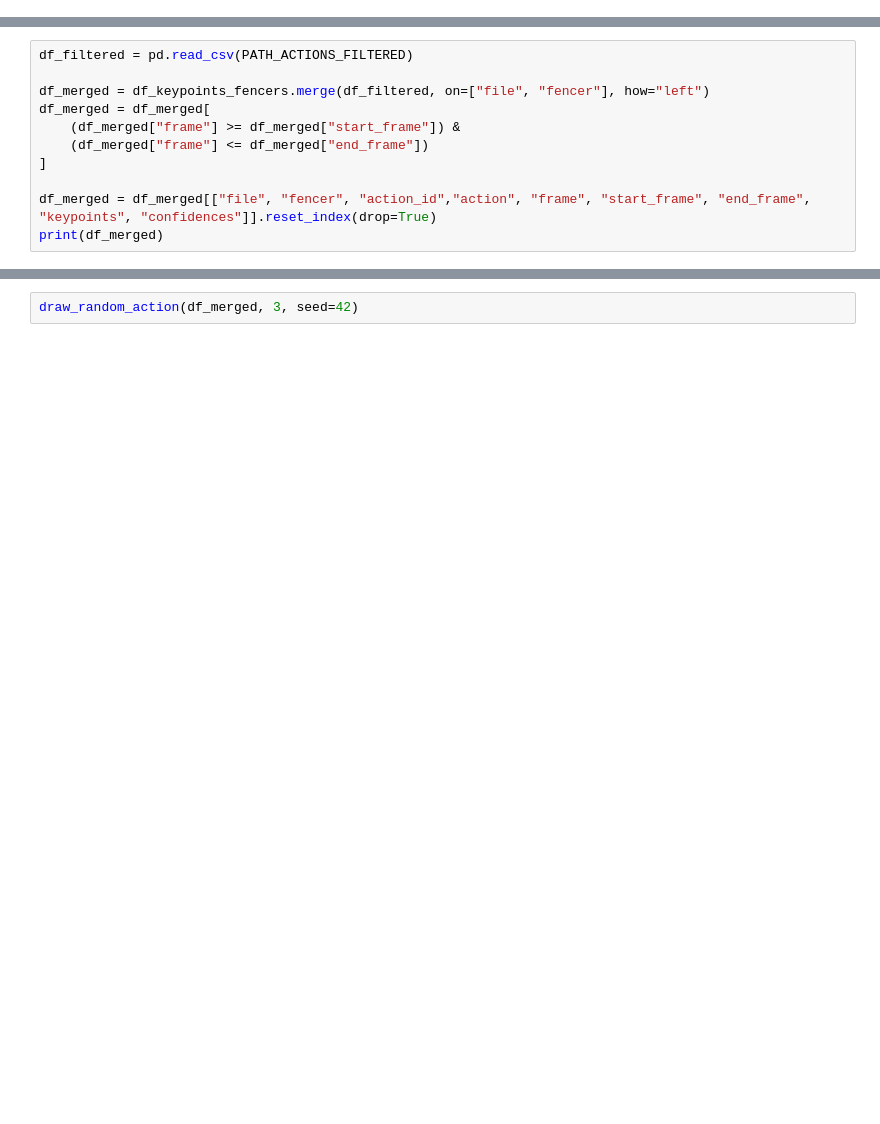
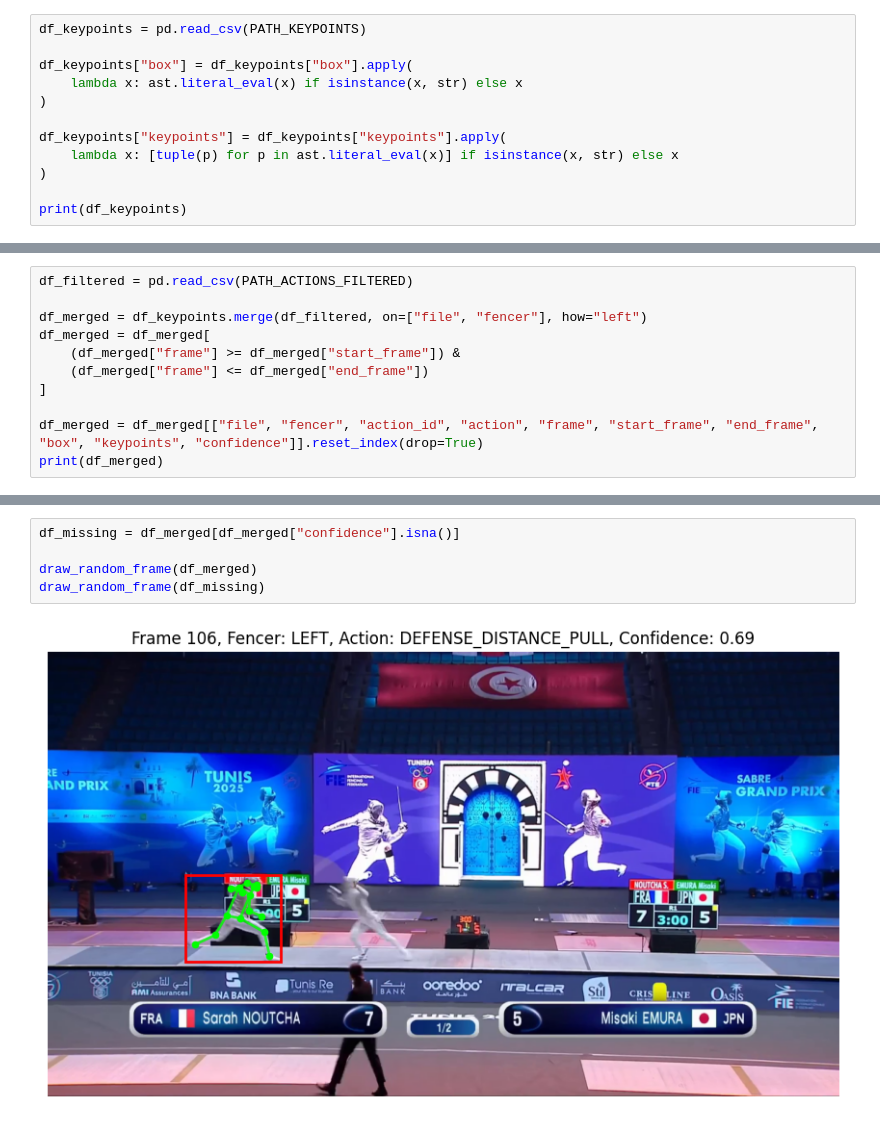
Before and after one commit to MistakesWereMaed/SaberPredict, a Jupyter notebook: Dataset/Pipeline/2-KeypointCleaning.ipynb, the cells around one changed output, grey strips where cells are left out. Drawn from its saved outputs; the diff is of its cells as text; blank space fills up the shorter version.

```diff
--- a/Dataset/Pipeline/2-KeypointCleaning.ipynb
+++ b/Dataset/Pipeline/2-KeypointCleaning.ipynb
@@ -140,0 +47,12 @@ print(df_keypoints_fencers)
+# %%
+df_keypoints = pd.read_csv(PATH_KEYPOINTS)
+
+df_keypoints["box"] = df_keypoints["box"].apply(
+    lambda x: ast.literal_eval(x) if isinstance(x, str) else x
+)
+
+df_keypoints["keypoints"] = df_keypoints["keypoints"].apply(
+    lambda x: [tuple(p) for p in ast.literal_eval(x)] if isinstance(x, str) else x
+)
+
+print(df_keypoints)
@@ -141,11 +77,11 @@ print(df_keypoints_fencers)
 # %%
 df_filtered = pd.read_csv(PATH_ACTIONS_FILTERED)
 
-df_merged = df_keypoints_fencers.merge(df_filtered, on=["file", "fencer"], how="left")
+df_merged = df_keypoints.merge(df_filtered, on=["file", "fencer"], how="left")
 df_merged = df_merged[
     (df_merged["frame"] >= df_merged["start_frame"]) &
     (df_merged["frame"] <= df_merged["end_frame"])
 ]
 
-df_merged = df_merged[["file", "fencer", "action_id","action", "frame", "start_frame", "end_frame", "keypoints", "confidences"]].reset_index(drop=True)
+df_merged = df_merged[["file", "fencer", "action_id", "action", "frame", "start_frame", "end_frame", "box", "keypoints", "confidence"]].reset_index(drop=True)
 print(df_merged)
@@ -152,2 +106,7 @@ print(df_merged)
 # %%
-draw_random_action(df_merged, 3, seed=42)
+df_missing = df_merged[df_merged["confidence"].isna()]
+
+draw_random_frame(df_merged)
+draw_random_frame(df_missing)
+# %% [output]
+[figure, added]
```
Also changed, not shown: parts of 14 cells of this notebook, 5 other files.
